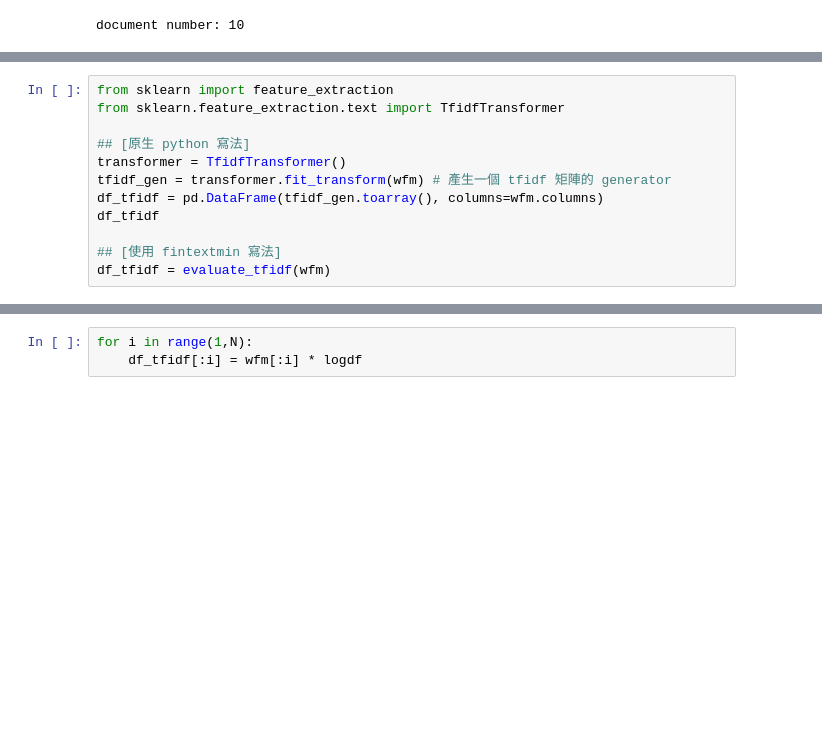
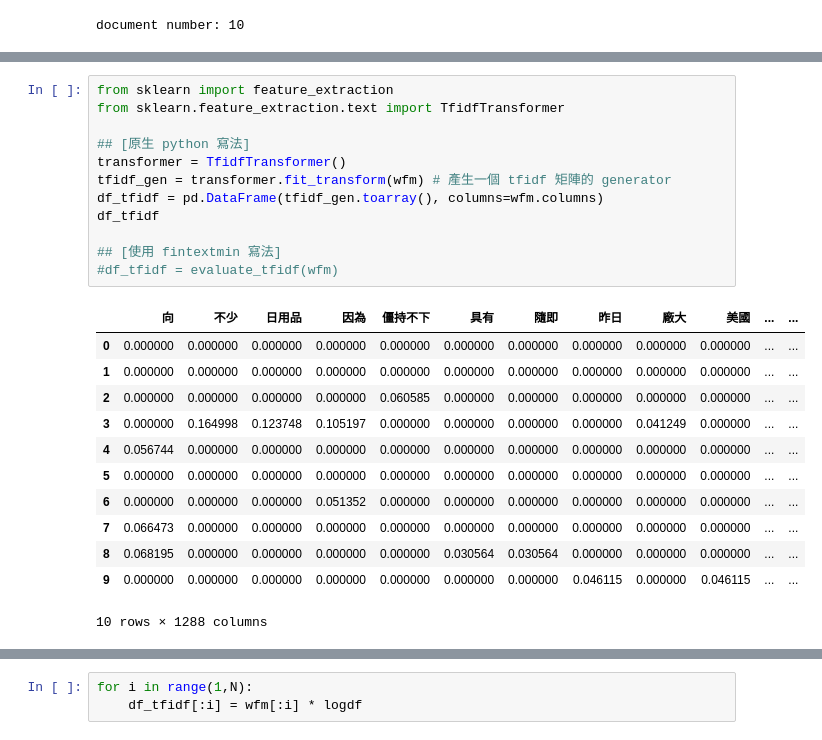
Before and after one commit to ShiNSanity75/Data_Visualization, a Jupyter notebook: 02 Textual/英國脫歐文字探勘.ipynb, the cells around one changed output, grey strips where cells are left out. Saved outputs shown, nothing was run; the diff lists cells and outputs as text; blank space fills up the shorter version.

```diff
--- a/02 Textual/英國脫歐文字探勘.ipynb
+++ b/02 Textual/英國脫歐文字探勘.ipynb
@@ -99,12 +101,25 @@ To retain the current behavior and silence the warning, pass sort=False
 # %%
 from sklearn import feature_extraction
 from sklearn.feature_extraction.text import TfidfTransformer
 
 ## [原生 python 寫法]
 transformer = TfidfTransformer()
 tfidf_gen = transformer.fit_transform(wfm) # 產生一個 tfidf 矩陣的 generator
 df_tfidf = pd.DataFrame(tfidf_gen.toarray(), columns=wfm.columns)
 df_tfidf
 
 ## [使用 fintextmin 寫法]
-df_tfidf = evaluate_tfidf(wfm)
+#df_tfidf = evaluate_tfidf(wfm)
+# %% [output]
+|  | 向 | 不少 | 日用品 | 因為 | 僵持不下 | 具有 | 隨即 | 昨日 | 廠大 | 美國 | ... | ... |
+| 0 | 0.000000 | 0.000000 | 0.000000 | 0.000000 | 0.000000 | 0.000000 | 0.000000 | 0.000000 | 0.000000 | 0.000000 | ... | ... |
+| 1 | 0.000000 | 0.000000 | 0.000000 | 0.000000 | 0.000000 | 0.000000 | 0.000000 | 0.000000 | 0.000000 | 0.000000 | ... | ... |
+| 2 | 0.000000 | 0.000000 | 0.000000 | 0.000000 | 0.060585 | 0.000000 | 0.000000 | 0.000000 | 0.000000 | 0.000000 | ... | ... |
+| 3 | 0.000000 | 0.164998 | 0.123748 | 0.105197 | 0.000000 | 0.000000 | 0.000000 | 0.000000 | 0.041249 | 0.000000 | ... | ... |
+| 4 | 0.056744 | 0.000000 | 0.000000 | 0.000000 | 0.000000 | 0.000000 | 0.000000 | 0.000000 | 0.000000 | 0.000000 | ... | ... |
+| 5 | 0.000000 | 0.000000 | 0.000000 | 0.000000 | 0.000000 | 0.000000 | 0.000000 | 0.000000 | 0.000000 | 0.000000 | ... | ... |
+| 6 | 0.000000 | 0.000000 | 0.000000 | 0.051352 | 0.000000 | 0.000000 | 0.000000 | 0.000000 | 0.000000 | 0.000000 | ... | ... |
+| 7 | 0.066473 | 0.000000 | 0.000000 | 0.000000 | 0.000000 | 0.000000 | 0.000000 | 0.000000 | 0.000000 | 0.000000 | ... | ... |
+| 8 | 0.068195 | 0.000000 | 0.000000 | 0.000000 | 0.000000 | 0.030564 | 0.030564 | 0.000000 | 0.000000 | 0.000000 | ... | ... |
+| 9 | 0.000000 | 0.000000 | 0.000000 | 0.000000 | 0.000000 | 0.000000 | 0.000000 | 0.046115 | 0.000000 | 0.046115 | ... | ... |
+10 rows × 1288 columns
```
Also changed, not shown: parts of 11 cells of this notebook.
